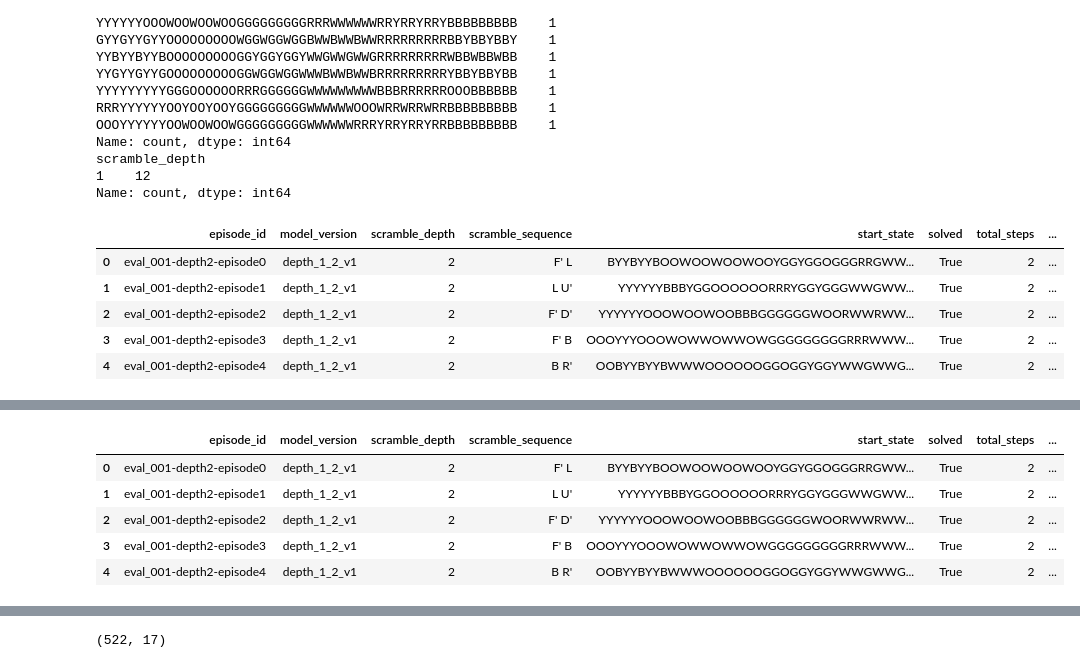
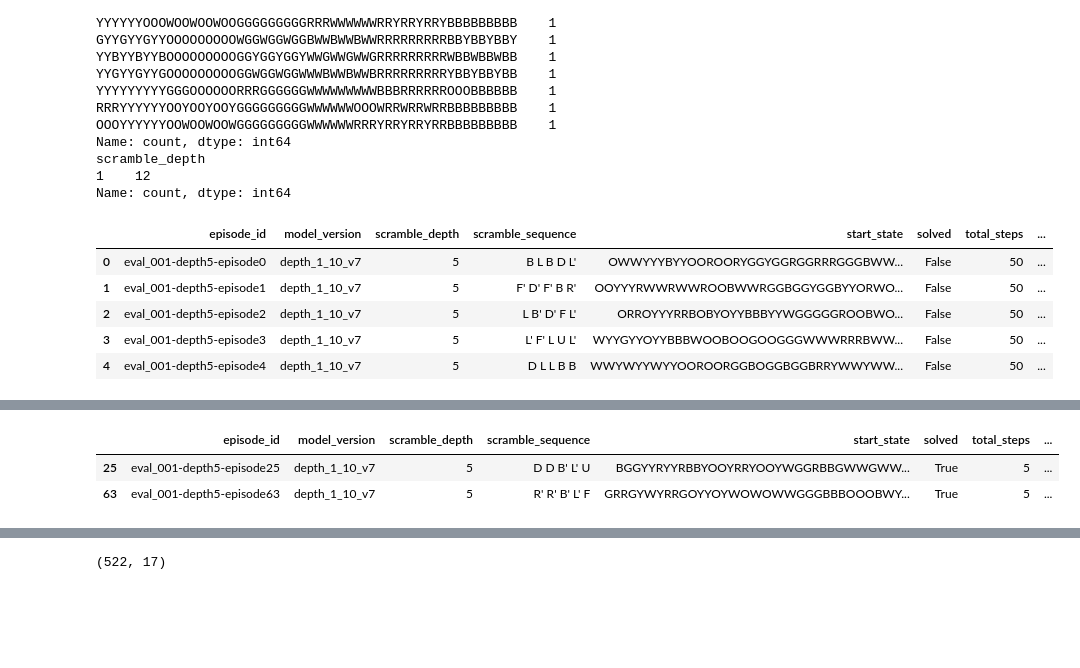
Before and after one commit to Ukandu20/rubix-cube, a Jupyter notebook: notebooks/main.ipynb, the cells around one changed output, grey strips where cells are left out. Cells and saved outputs as stored; diff of their text form; code cells hidden in the pictures; blank space fills up the shorter version.

```diff
--- a/notebooks/main.ipynb
+++ b/notebooks/main.ipynb
@@ -332,7 +332,7 @@ scramble_depth
 1    12
 Name: count, dtype: int64
 # %%
-episodes = pd.read_parquet("../data/logs/depth_1_2_v1/eval_001/depth_2/episodes.parquet")
+episodes = pd.read_parquet("../data/logs/depth_1_10_v7/eval_001/depth_5/episodes.parquet")
 display(episodes.head())
 
 print(episodes['start_state'].value_counts())
@@ -347,9 +347,9 @@ print(solved['start_state'].value_counts())
 print(solved['scramble_depth'].value_counts())
 # %% [output]
 |  | episode_id | model_version | scramble_depth | scramble_sequence | start_state | solved | total_steps | ... |
-| 0 | eval_001-depth2-episode0 | depth_1_2_v1 | 2 | F' L | BYYBYYBOOWOOWOOWOOYGGYGGOGGGRRGWW... | True | 2 | ... |
-| 1 | eval_001-depth2-episode1 | depth_1_2_v1 | 2 | L U' | YYYYYYBBBYGGOOOOOORRRYGGYGGGWWGWW... | True | 2 | ... |
-| 2 | eval_001-depth2-episode2 | depth_1_2_v1 | 2 | F' D' | YYYYYYOOOWOOWOOBBBGGGGGGWOORWWRWW... | True | 2 | ... |
-| 3 | eval_001-depth2-episode3 | depth_1_2_v1 | 2 | F' B | OOOYYYOOOWOWWOWWOWGGGGGGGGGRRRWWW... | True | 2 | ... |
-| 4 | eval_001-depth2-episode4 | depth_1_2_v1 | 2 | B R' | OOBYYBYYBWWWOOOOOOGGOGGYGGYWWGWWG... | True | 2 | ... |
+| 0 | eval_001-depth5-episode0 | depth_1_10_v7 | 5 | B L B D L' | OWWYYYBYYOOROORYGGYGGRGGRRRGGGBWW... | False | 50 | ... |
+| 1 | eval_001-depth5-episode1 | depth_1_10_v7 | 5 | F' D' F' B R' | OOYYYRWWRWWROOBWWRGGBGGYGGBYYORWO... | False | 50 | ... |
+| 2 | eval_001-depth5-episode2 | depth_1_10_v7 | 5 | L B' D' F L' | ORROYYYRRBOBYOYYBBBYYWGGGGGROOBWO... | False | 50 | ... |
+| 3 | eval_001-depth5-episode3 | depth_1_10_v7 | 5 | L' F' L U L' | WYYGYYOYYBBBWOOBOOGOOGGGWWWRRRBWW... | False | 50 | ... |
+| 4 | eval_001-depth5-episode4 | depth_1_10_v7 | 5 | D L L B B | WWYWYYWYYOOROORGGBOGGBGGBRRYWWYWW... | False | 50 | ... |
 start_state
@@ -370,8 +370,5 @@ scramble_depth
 Name: count, dtype: int64
 |  | episode_id | model_version | scramble_depth | scramble_sequence | start_state | solved | total_steps | ... |
-| 0 | eval_001-depth2-episode0 | depth_1_2_v1 | 2 | F' L | BYYBYYBOOWOOWOOWOOYGGYGGOGGGRRGWW... | True | 2 | ... |
-| 1 | eval_001-depth2-episode1 | depth_1_2_v1 | 2 | L U' | YYYYYYBBBYGGOOOOOORRRYGGYGGGWWGWW... | True | 2 | ... |
-| 2 | eval_001-depth2-episode2 | depth_1_2_v1 | 2 | F' D' | YYYYYYOOOWOOWOOBBBGGGGGGWOORWWRWW... | True | 2 | ... |
-| 3 | eval_001-depth2-episode3 | depth_1_2_v1 | 2 | F' B | OOOYYYOOOWOWWOWWOWGGGGGGGGGRRRWWW... | True | 2 | ... |
-| 4 | eval_001-depth2-episode4 | depth_1_2_v1 | 2 | B R' | OOBYYBYYBWWWOOOOOOGGOGGYGGYWWGWWG... | True | 2 | ... |
+| 25 | eval_001-depth5-episode25 | depth_1_10_v7 | 5 | D D B' L' U | BGGYYRYYRBBYOOYRRYOOYWGGRBBGWWGWW... | True | 5 | ... |
+| 63 | eval_001-depth5-episode63 | depth_1_10_v7 | 5 | R' R' B' L' F | GRRGYWYRRGOYYOYWOWOWWGGGBBBOOOBWY... | True | 5 | ... |
 start_state
```
Also changed, not shown: parts of 5 cells of this notebook, 4 other files.
